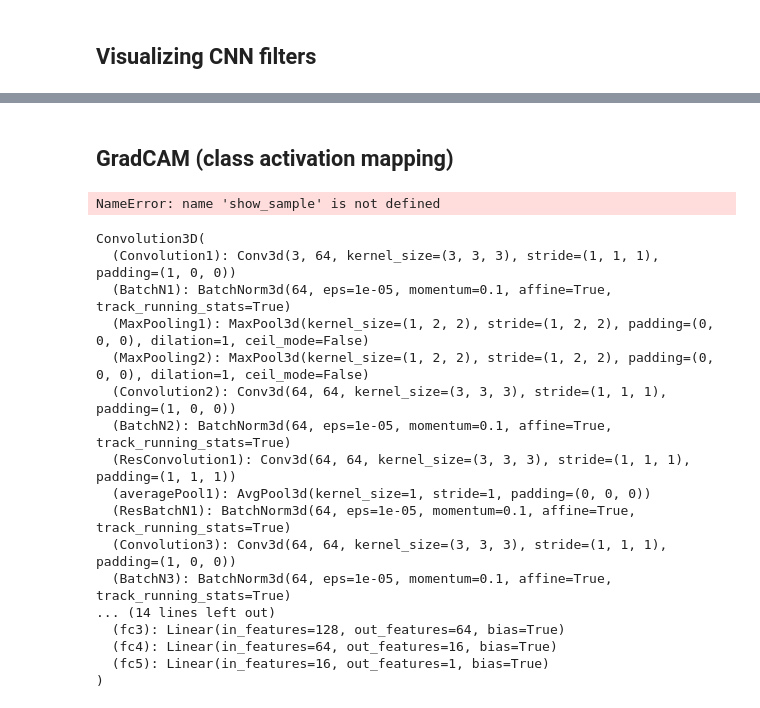
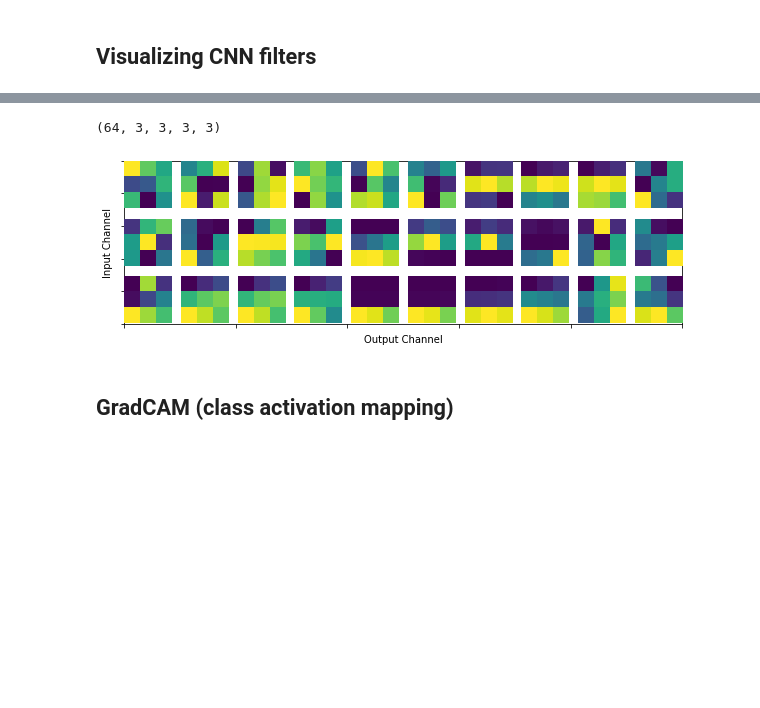
Before and after one commit to cvcore/steering-angle-prediction, a Jupyter notebook: steering_prediction.ipynb, the cells around one changed output, grey strips where cells are left out. Cells and saved outputs as stored; diff of their text form; code cells hidden in the pictures; blank space fills up the shorter version.

```diff
--- a/steering_prediction.ipynb
+++ b/steering_prediction.ipynb
@@ -721,3 +723,8 @@ def show_sample(sample):
+# %%
+visualize_cnn(cnn3d_model.Convolution1)
+# %% [output]
+(64, 3, 3, 3, 3)
+[figure, added]
 # %% [markdown]
 ## GradCAM (class activation mapping)
 # %%
@@ -784,69 +791,3 @@ class CamExtractor3DCNN(CamExtractor):
     def register_hooks(self):
         self.model.Convolution6.register_forward_hook(self.conv_output_hook)
         self.model.Convolution6.register_backward_hook(self.gradient_hook)
-# %%
-sample = udacity_dataset[3693]
-show_sample(sample)
-print(sample['angle'])
-
-test_image = sample['image'].reshape(-1, 3, 480, 640).cuda()
-tl_model = TLearning()
-tl_model.load_state_dict(torch.load('thirdparty/transfer_learning_lintao/Angle_Adam_MSE_Paper_Model/Angle_Adam_MSE_Paper_Model-epoch-4'))
-tl_model.cuda()
-
-tl_extractor = CamExtractorTLModel(tl_model)
-#print("grad, conv_output = ", tl_extractor.grad_input, tl_extractor.grad_output, tl_extractor.forward_input, tl_extractor.forward_output)
-
-#model_output = tl_extractor.forward(test_image)
-model_output = tl_model(test_image)
-
-print(tl_extractor.conv_output.shape)
-
-tl_model.zero_grad()
-mse_loss = nn.MSELoss()
-loss = mse_loss(model_output, sample['angle'].cuda().reshape(1,1))
-loss.backward()
-# grad_output = torch.zeros(1, 1)
-# grad_output[0][0] = sample['angle']
-
-print(len(tl_extractor.grad))
-print(tl_extractor.grad[0].shape)
-
-# fig = plt.figure()
-# plt.imshow(np.mean(tl_extractor.grad[0].detach().numpy(), axis=(0,1)))
-# fig = plt.figure()
-# plt.imshow(np.mean(tl_extractor.conv_output, axis=(0,1)))
-
-cam_image = tl_extractor.to_image(height=480, width=640)
-print(cam_image.shape)
-#plt.figure()
-plt.imshow(cam_image[0, :, :], cmap='jet', alpha=0.5)
-plt.savefig('test.png')
-# %% [output]
-NameError: name 'show_sample' is not defined
-# %%
-# attention overlay for 3D CNN model
-
-from thirdparty.FangLintao.Model import CNN_3D_Paper
-
-cnn_model = CNN_3D_Paper.Convolution3D()
-cnn_model.load_state_dict(torch.load("/export/jupyterlab/chengxin/thirdparty/FangLintao/3DCNN_Model-epoch-5"))
-cnn_model.cuda()
-# %% [output]
-Convolution3D(
-  (Convolution1): Conv3d(3, 64, kernel_size=(3, 3, 3), stride=(1, 1, 1), padding=(1, 0, 0))
-  (BatchN1): BatchNorm3d(64, eps=1e-05, momentum=0.1, affine=True, track_running_stats=True)
-  (MaxPooling1): MaxPool3d(kernel_size=(1, 2, 2), stride=(1, 2, 2), padding=(0, 0, 0), dilation=1, ceil_mode=False)
-  (MaxPooling2): MaxPool3d(kernel_size=(1, 2, 2), stride=(1, 2, 2), padding=(0, 0, 0), dilation=1, ceil_mode=False)
-  (Convolution2): Conv3d(64, 64, kernel_size=(3, 3, 3), stride=(1, 1, 1), padding=(1, 0, 0))
-  (BatchN2): BatchNorm3d(64, eps=1e-05, momentum=0.1, affine=True, track_running_stats=True)
-  (ResConvolution1): Conv3d(64, 64, kernel_size=(3, 3, 3), stride=(1, 1, 1), padding=(1, 1, 1))
-  (averagePool1): AvgPool3d(kernel_size=1, stride=1, padding=(0, 0, 0))
-  (ResBatchN1): BatchNorm3d(64, eps=1e-05, momentum=0.1, affine=True, track_running_stats=True)
-  (Convolution3): Conv3d(64, 64, kernel_size=(3, 3, 3), stride=(1, 1, 1), padding=(1, 0, 0))
-  (BatchN3): BatchNorm3d(64, eps=1e-05, momentum=0.1, affine=True, track_running_stats=True)
-... (14 lines left out)
-  (fc3): Linear(in_features=128, out_features=64, bias=True)
-  (fc4): Linear(in_features=64, out_features=16, bias=True)
-  (fc5): Linear(in_features=16, out_features=1, bias=True)
-)
```
Also changed, not shown: parts of 28 cells of this notebook.
